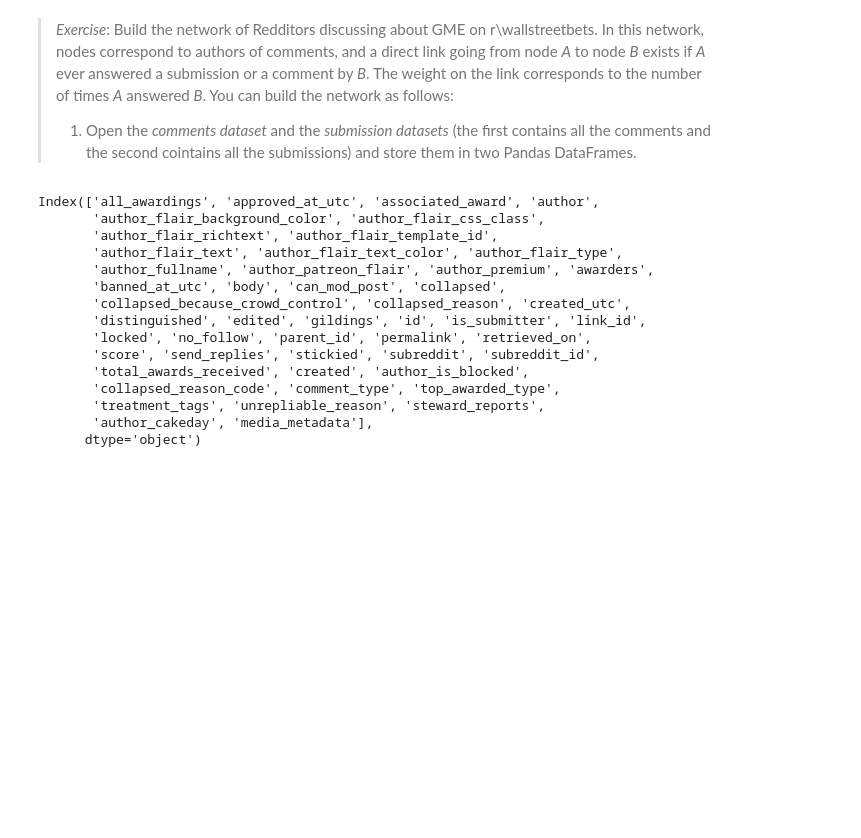
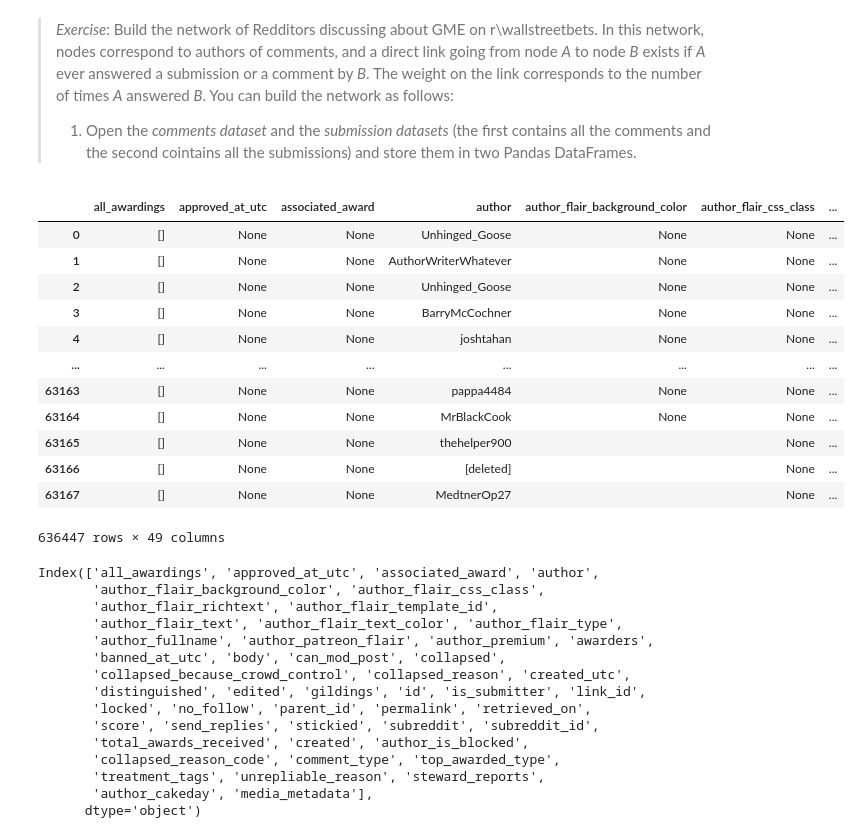
Before and after one commit to DrJupiter/comsocsci2022, a Jupyter notebook: lectures/Week3.ipynb, the cells around one changed output. Saved outputs shown, nothing was run; the diff lists cells and outputs as text; code cells hidden in the pictures; blank space fills up the shorter version.

```diff
--- a/lectures/Week3.ipynb
+++ b/lectures/Week3.ipynb
@@ -153,6 +153,22 @@ import pickle
 import pandas as pd
 post_data = pd.read_pickle('../files/Wall_street_dataframe2.pkl')
 comment_data = pd.read_pickle('../files/com_comments_v2.pkl')
+# %%
+comment_data
+# %% [output]
+|  | all_awardings | approved_at_utc | associated_award | author | author_flair_background_color | author_flair_css_class | ... |
+| 0 | [] | None | None | Unhinged_Goose | None | None | ... |
+| 1 | [] | None | None | AuthorWriterWhatever | None | None | ... |
+| 2 | [] | None | None | Unhinged_Goose | None | None | ... |
+| 3 | [] | None | None | BarryMcCochner | None | None | ... |
+| 4 | [] | None | None | joshtahan | None | None | ... |
+| ... | ... | ... | ... | ... | ... | ... | ... |
+| 63163 | [] | None | None | pappa4484 | None | None | ... |
+| 63164 | [] | None | None | MrBlackCook | None | None | ... |
+| 63165 | [] | None | None | thehelper900 |  | None | ... |
+| 63166 | [] | None | None | [deleted] |  | None | ... |
+| 63167 | [] | None | None | MedtnerOp27 |  | None | ... |
+636447 rows × 49 columns
 # %%
 comment_data.columns
 # %% [output]
```
Also changed, not shown: parts of 3 cells of this notebook, 4 other files.
